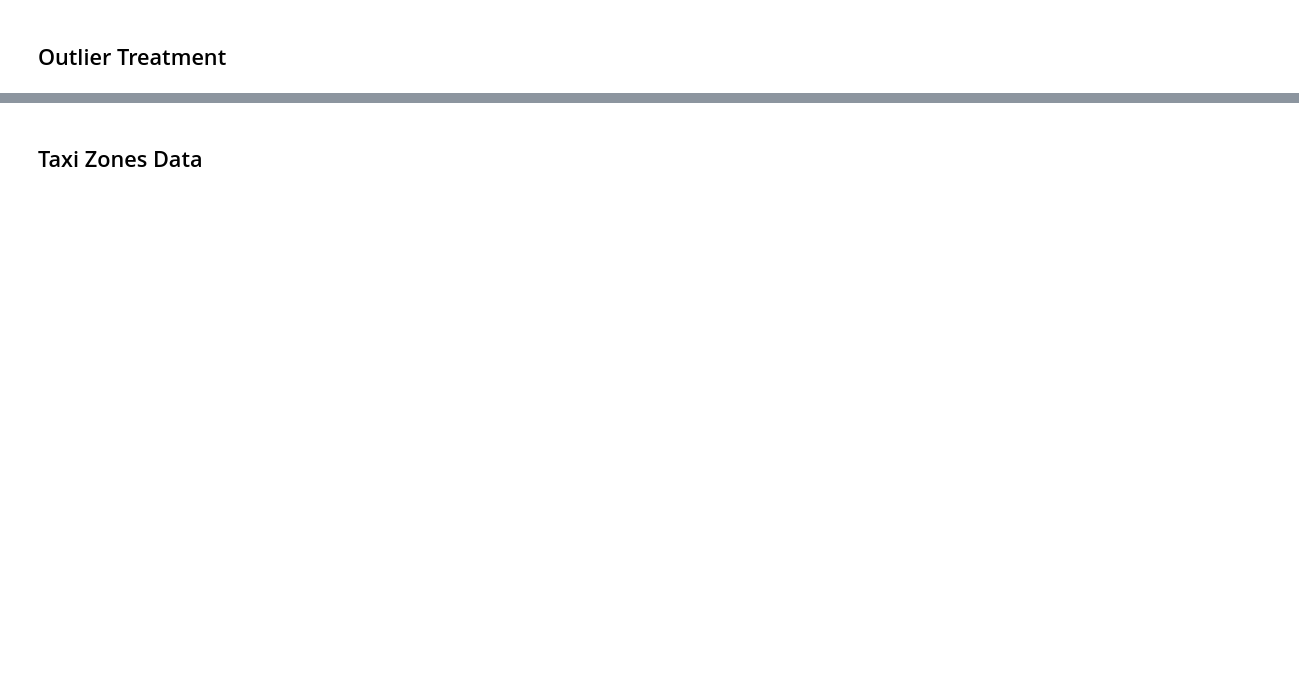
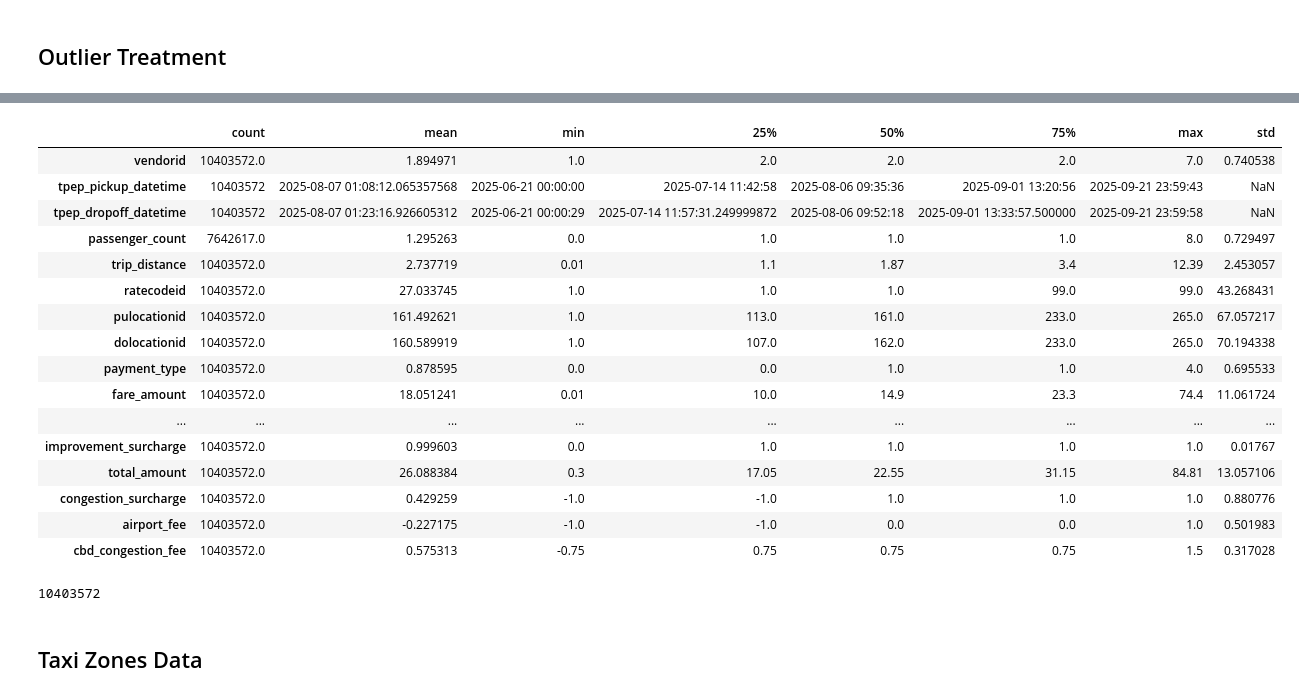
Before and after one commit to drod75/nyc_taxi_analysis, a Jupyter notebook: notebooks/data_collection.ipynb, the cells around one changed output, grey strips where cells are left out. Drawn from its saved outputs; the diff is of its cells as text; code cells hidden in the pictures; blank space fills up the shorter version.

```diff
--- a/notebooks/data_collection.ipynb
+++ b/notebooks/data_collection.ipynb
@@ -168,0 +309,11 @@ taxi_df.describe()
+# %%
+# columns to clean
+outlier_columns = ['trip_distance', 'fare_amount', 'extra', 'tip_amount', 'total_amount']
+# %%
+# create quartile barriers
+Q1 = taxi_df[outlier_columns].quantile(0.25)
+Q3 = taxi_df[outlier_columns].quantile(0.75)
+IQR = Q3 - Q1
+k = 3.0
+lower_bound = Q1 - k * IQR
+upper_bound = Q3 + k * IQR
@@ -168,0 +341,19 @@ taxi_df.describe()
+# %%
+# iqr outlier method removal
+iqr = (
+    ((taxi_df[outlier_columns] >= lower_bound) & (taxi_df[outlier_columns] <= upper_bound))
+).all(axis=1)
+
+mask = (
+    iqr &
+    (taxi_df['trip_distance'] > 0) &
+    (taxi_df['fare_amount'] > 0) &
+    (taxi_df['total_amount'] > 0) &
+    (taxi_df['extra'] >= 0) &
+    (taxi_df['tip_amount'] >= 0) &
+    (taxi_df['mta_tax'].between(0, 1.0)) &
+    (taxi_df['tolls_amount'].between(0, 100.0)) &
+    (taxi_df['improvement_surcharge'].between(0, 1.0))
+)
+
+taxi_df_clean = taxi_df[mask].copy()
@@ -169,3 +405,27 @@ taxi_df.describe()
+# %%
+taxi_df_clean.describe().T
+# %% [output]
+|  | count | mean | min | 25% | 50% | 75% | max | std |
+| vendorid | 10403572.0 | 1.894971 | 1.0 | 2.0 | 2.0 | 2.0 | 7.0 | 0.740538 |
+| tpep_pickup_datetime | 10403572 | 2025-08-07 01:08:12.065357568 | 2025-06-21 00:00:00 | 2025-07-14 11:42:58 | 2025-08-06 09:35:36 | 2025-09-01 13:20:56 | 2025-09-21 23:59:43 | NaN |
+| tpep_dropoff_datetime | 10403572 | 2025-08-07 01:23:16.926605312 | 2025-06-21 00:00:29 | 2025-07-14 11:57:31.249999872 | 2025-08-06 09:52:18 | 2025-09-01 13:33:57.500000 | 2025-09-21 23:59:58 | NaN |
+| passenger_count | 7642617.0 | 1.295263 | 0.0 | 1.0 | 1.0 | 1.0 | 8.0 | 0.729497 |
+| trip_distance | 10403572.0 | 2.737719 | 0.01 | 1.1 | 1.87 | 3.4 | 12.39 | 2.453057 |
+| ratecodeid | 10403572.0 | 27.033745 | 1.0 | 1.0 | 1.0 | 99.0 | 99.0 | 43.268431 |
+| pulocationid | 10403572.0 | 161.492621 | 1.0 | 113.0 | 161.0 | 233.0 | 265.0 | 67.057217 |
+| dolocationid | 10403572.0 | 160.589919 | 1.0 | 107.0 | 162.0 | 233.0 | 265.0 | 70.194338 |
+| payment_type | 10403572.0 | 0.878595 | 0.0 | 0.0 | 1.0 | 1.0 | 4.0 | 0.695533 |
+| fare_amount | 10403572.0 | 18.051241 | 0.01 | 10.0 | 14.9 | 23.3 | 74.4 | 11.061724 |
+| ... | ... | ... | ... | ... | ... | ... | ... | ... |
+| improvement_surcharge | 10403572.0 | 0.999603 | 0.0 | 1.0 | 1.0 | 1.0 | 1.0 | 0.01767 |
+| total_amount | 10403572.0 | 26.088384 | 0.3 | 17.05 | 22.55 | 31.15 | 84.81 | 13.057106 |
+| congestion_surcharge | 10403572.0 | 0.429259 | -1.0 | -1.0 | 1.0 | 1.0 | 1.0 | 0.880776 |
+| airport_fee | 10403572.0 | -0.227175 | -1.0 | -1.0 | 0.0 | 0.0 | 1.0 | 0.501983 |
+| cbd_congestion_fee | 10403572.0 | 0.575313 | -0.75 | 0.75 | 0.75 | 0.75 | 1.5 | 0.317028 |
+# %%
+print(len(taxi_df_clean))
+# %% [output]
+10403572
 # %% [markdown]
 ## Taxi Zones Data
 # %%
```
Also changed, not shown: parts of 41 cells of this notebook.
